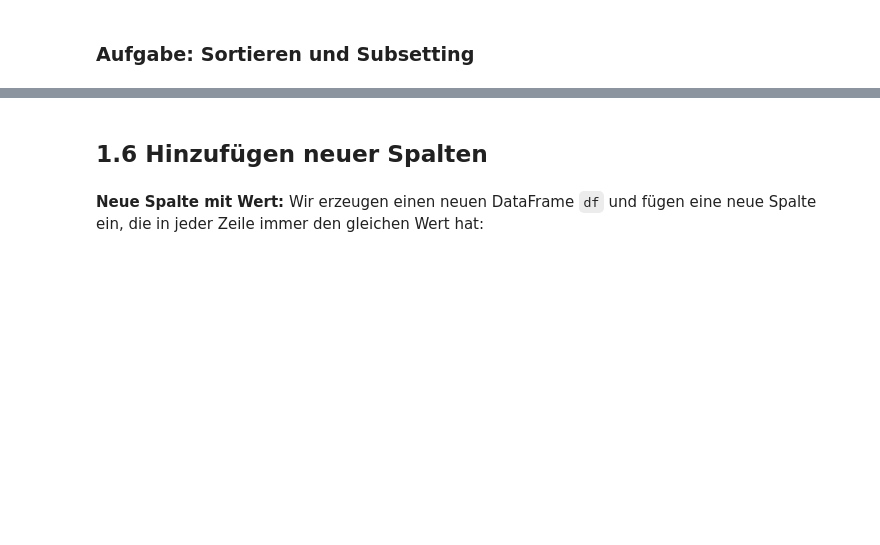
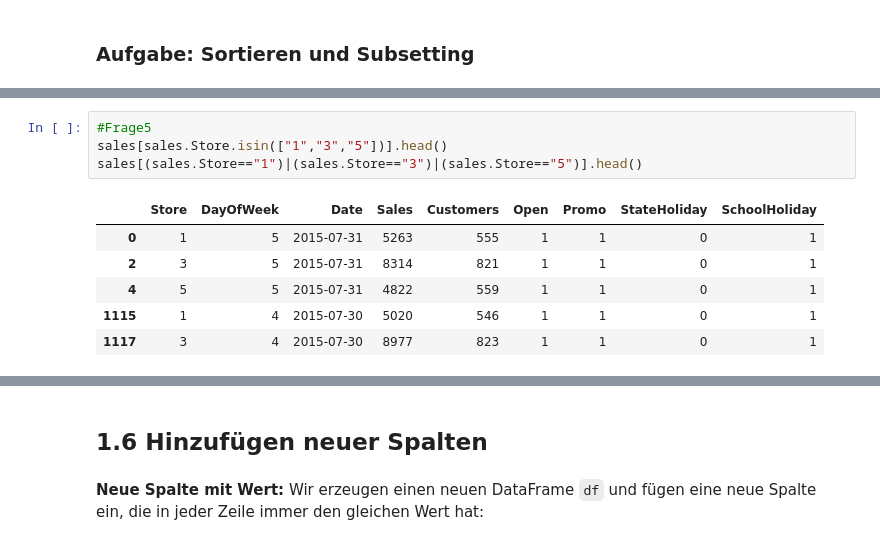
Before and after one commit to AlexKressner/Business_Intelligence, a Jupyter notebook: Pandas_Intro.ipynb, the cells around one changed output, grey strips where cells are left out. Saved outputs shown, nothing was run; the diff lists cells and outputs as text; blank space fills up the shorter version.

```diff
--- a/Pandas_Intro.ipynb
+++ b/Pandas_Intro.ipynb
@@ -436,0 +609,11 @@ Wir betrachten erneut den Rossmann Store Sales Datensatz - wir hatten diesen ber
+# %%
+#Frage5
+sales[sales.Store.isin(["1","3","5"])].head()
+sales[(sales.Store=="1")|(sales.Store=="3")|(sales.Store=="5")].head()
+# %% [output]
+|  | Store | DayOfWeek | Date | Sales | Customers | Open | Promo | StateHoliday | SchoolHoliday |
+| 0 | 1 | 5 | 2015-07-31 | 5263 | 555 | 1 | 1 | 0 | 1 |
+| 2 | 3 | 5 | 2015-07-31 | 8314 | 821 | 1 | 1 | 0 | 1 |
+| 4 | 5 | 5 | 2015-07-31 | 4822 | 559 | 1 | 1 | 0 | 1 |
+| 1115 | 1 | 4 | 2015-07-30 | 5020 | 546 | 1 | 1 | 0 | 1 |
+| 1117 | 3 | 4 | 2015-07-30 | 8977 | 823 | 1 | 1 | 0 | 1 |
```
Also changed, not shown: parts of 62 cells of this notebook.
